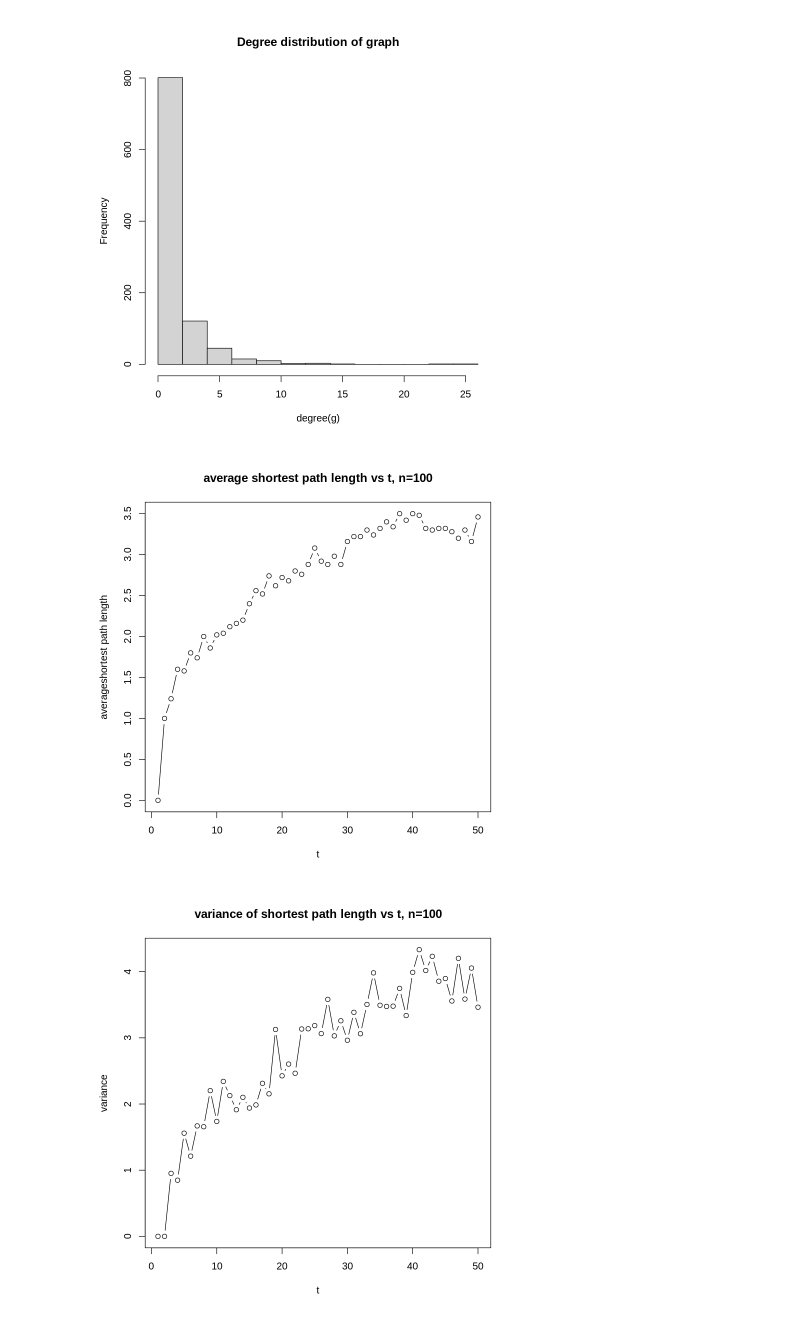
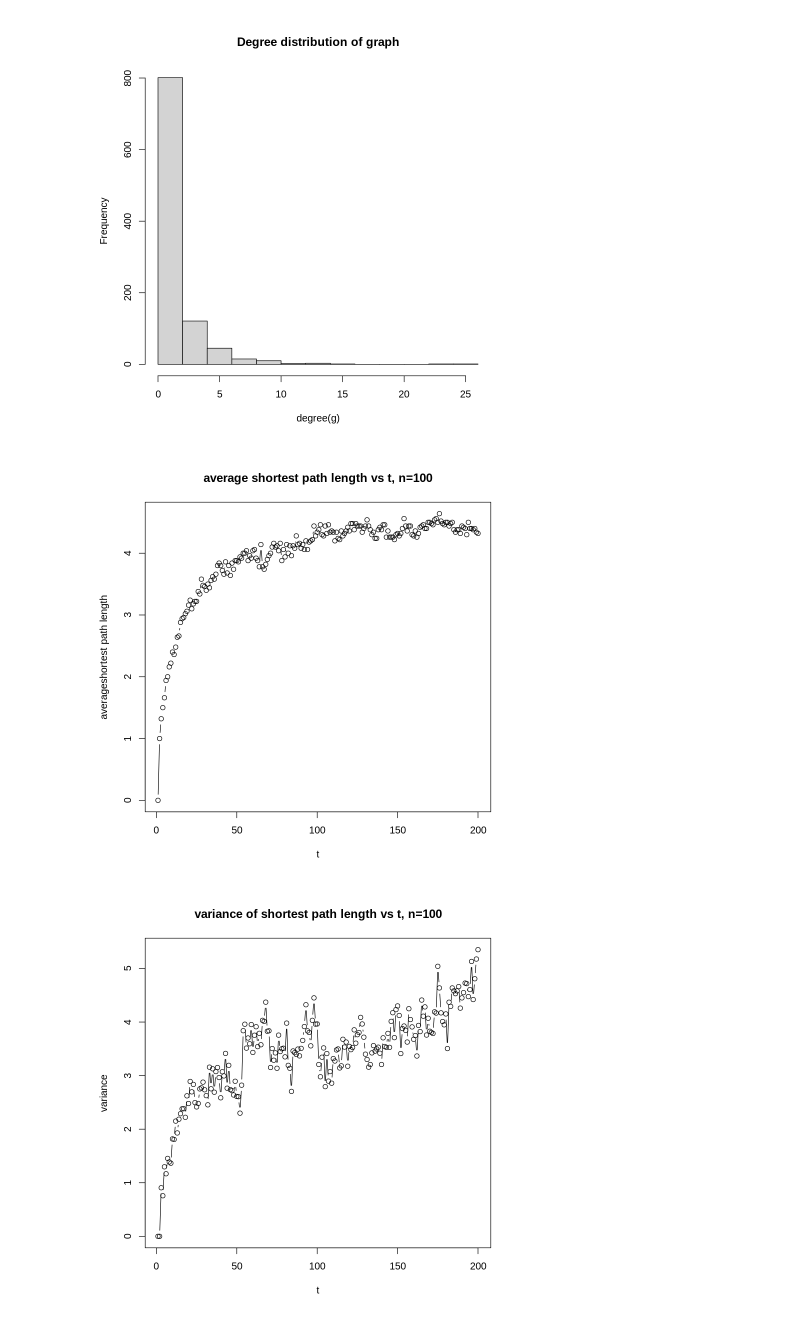
Before and after one commit to willytai/EE232E-2022-Spring, a Jupyter notebook: project1/q1_1_q2_1_q2_2.ipynb, the cells around one changed output. Saved outputs shown, nothing was run; the diff lists cells and outputs as text; code cells hidden in the pictures.

```diff
--- a/project1/q1_1_q2_1_q2_2.ipynb
+++ b/project1/q1_1_q2_1_q2_2.ipynb
@@ -240,19 +253,19 @@ for (i in 1:1000) {
   g <- sample_pa(n = 1000, m = 1, directed = FALSE)
   cluster <- clusters(g)
   gcc <-induced.subgraph(g, which(cluster$membership==which.max(cluster$csize)))
-  nodes = random_walk(gcc, steps=50, sample(V(gcc), 1))
+  nodes = random_walk(gcc, steps=1000, sample(V(gcc), 1))
   distances <- c(distances, shortest.paths(gcc, nodes, nodes[1]))
   degrees <- c(degrees, degree(gcc, nodes[length(nodes)]))
 }
 
-arr <- array(distances, dim=c(50,1000))
+arr <- array(distances, dim=c(1000,1000))
 means <- c()
 vars <- c()
-for (i in 1:50) {
+for (i in 1:1000) {
   row <- arr[i,]
   means <- c(means, mean(row))
   vars <- c(vars, var(row))
 }
-plot(1:50, means, main="average shortest path length vs t, n=1000", xlab="t", ylab="averageshortest path length", type = "b")
-plot(1:50, vars,  main="variance of shortest path length vs t, n=1000", xlab="t", ylab="variance", type = "b")
+plot(1:1000, means, main="average shortest path length vs t, n=1000", xlab="t", ylab="averageshortest path length", type = "b")
+plot(1:1000, vars,  main="variance of shortest path length vs t, n=1000", xlab="t", ylab="variance", type = "b")
 # %% [output]
@@ -268,52 +281,29 @@ hist(degree(g), main = "Degree distribution of graph")
 # %%
 # Question 2.2d
 
 
 distances <- c()
 degrees <- c()
 
 for (i in 1:100) {
   g <- sample_pa(n = 100, m = 1, directed = FALSE)
   cluster <- clusters(g)
   gcc <-induced.subgraph(g, which(cluster$membership==which.max(cluster$csize)))
-  nodes = random_walk(gcc, steps=50, sample(V(gcc), 1))
+  nodes = random_walk(gcc, steps=200, sample(V(gcc), 1))
   distances <- c(distances, shortest.paths(gcc, nodes, nodes[1]))
   degrees <- c(degrees, degree(gcc, nodes[length(nodes)]))
 }
 
-arr <- array(distances, dim=c(50,100))
+arr <- array(distances, dim=c(200,100))
 means <- c()
 vars <- c()
-for (i in 1:50) {
+for (i in 1:200) {
   row <- arr[i,]
   means <- c(means, mean(row))
   vars <- c(vars, var(row))
 }
-plot(1:50, means, main="average shortest path length vs t, n=100", xlab="t", ylab="averageshortest path length", type = "b")
-plot(1:50, vars,  main="variance of shortest path length vs t, n=100", xlab="t", ylab="variance", type = "b")
-
-distances <- c()
-degrees <- c()
-
-for (i in 1:100) {
-  g <- sample_pa(n = 10000, m = 1, directed = FALSE)
-  cluster <- clusters(g)
-  gcc <-induced.subgraph(g, which(cluster$membership==which.max(cluster$csize)))
-  nodes = random_walk(gcc, steps=50, sample(V(gcc), 1))
-  distances <- c(distances, shortest.paths(gcc, nodes, nodes[1]))
-  degrees <- c(degrees, degree(gcc, nodes[length(nodes)]))
-}
-
-arr <- array(distances, dim=c(50,100))
-means <- c()
-vars <- c()
-for (i in 1:50) {
-  row <- arr[i,]
-  means <- c(means, mean(row))
-  vars <- c(vars, var(row))
-}
-plot(1:50, means, main="average shortest path length vs t, n=10000", xlab="t", ylab="averageshortest path length", type = "b")
-plot(1:50, vars,  main="variance of shortest path length vs t, n=10000", xlab="t", ylab="variance", type = "b")
+plot(1:200, means, main="average shortest path length vs t, n=100", xlab="t", ylab="averageshortest path length", type = "b")
+plot(1:200, vars,  main="variance of shortest path length vs t, n=100", xlab="t", ylab="variance", type = "b")
 # %% [output]
-[figure, old version]
+[figure, new version]
-[figure, old version]
+[figure, new version]
```
Also changed, not shown: parts of 4 cells of this notebook.
